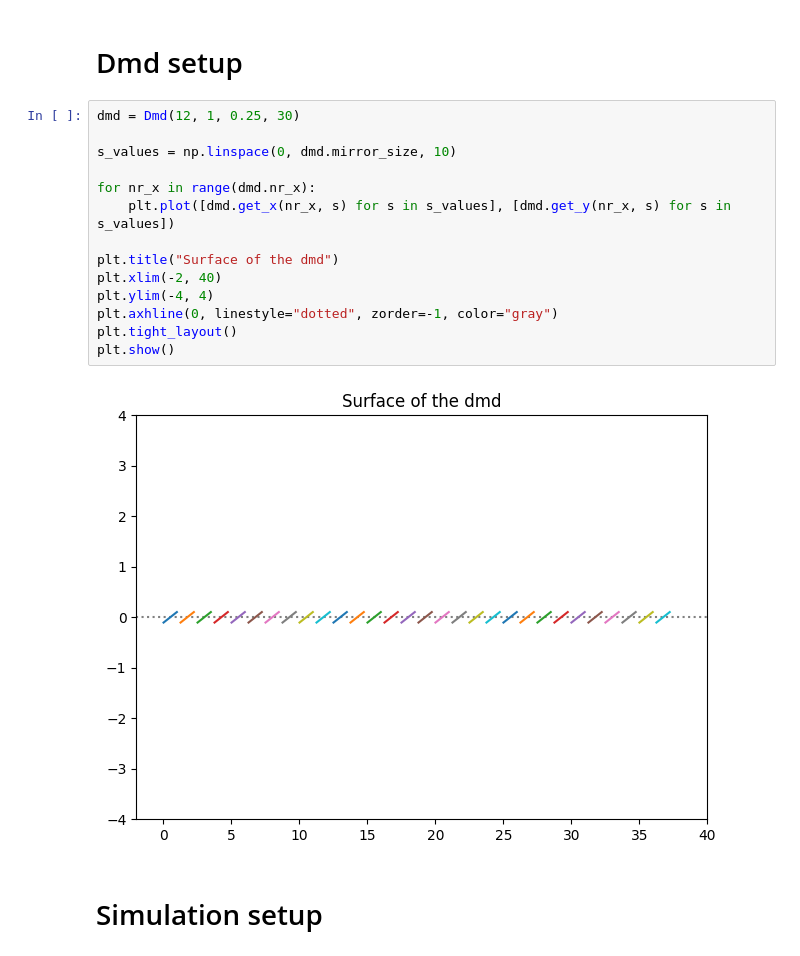
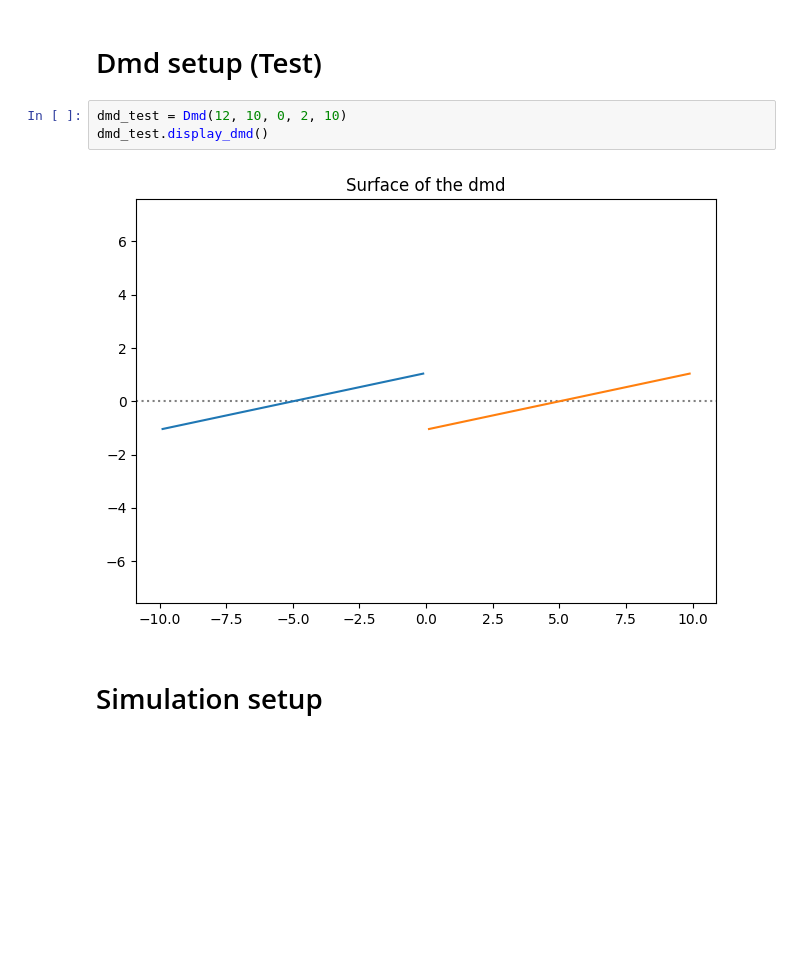
Before and after one commit to simon-fredrich/dmd_simulator, a Jupyter notebook: src/simulation_1d.ipynb, the cells around one changed output. Drawn from its saved outputs; the diff is of its cells as text; blank space fills up the shorter version.

```diff
--- a/src/simulation_1d.ipynb
+++ b/src/simulation_1d.ipynb
@@ -117,20 +126,9 @@ class Simulation:
 # %% [markdown]
-# Dmd setup
+# Dmd setup (Test)
-# %%
-dmd = Dmd(12, 1, 0.25, 30)
-
-s_values = np.linspace(0, dmd.mirror_size, 10)
-
-for nr_x in range(dmd.nr_x):
-    plt.plot([dmd.get_x(nr_x, s) for s in s_values], [dmd.get_y(nr_x, s) for s in s_values])
-
-plt.title("Surface of the dmd")
-plt.xlim(-2, 40)
-plt.ylim(-4, 4)
-plt.axhline(0, linestyle="dotted", zorder=-1, color="gray")
-plt.tight_layout()
-plt.show()
-# %% [output]
-[figure, removed]
+# %%
+dmd_test = Dmd(12, 10, 0, 2, 10)
+dmd_test.display_dmd()
+# %% [output]
+[figure, added]
 # %% [markdown]
 # Simulation setup
```
Also changed, not shown: parts of 11 cells of this notebook.
